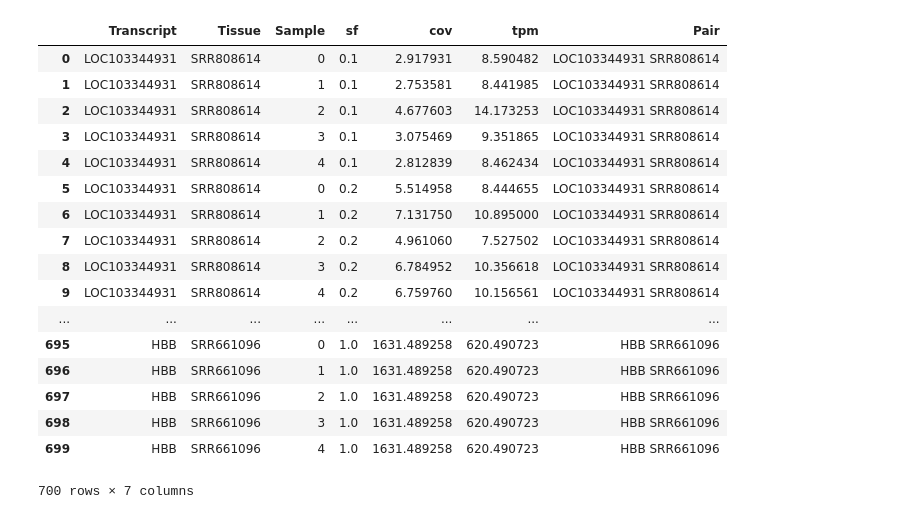
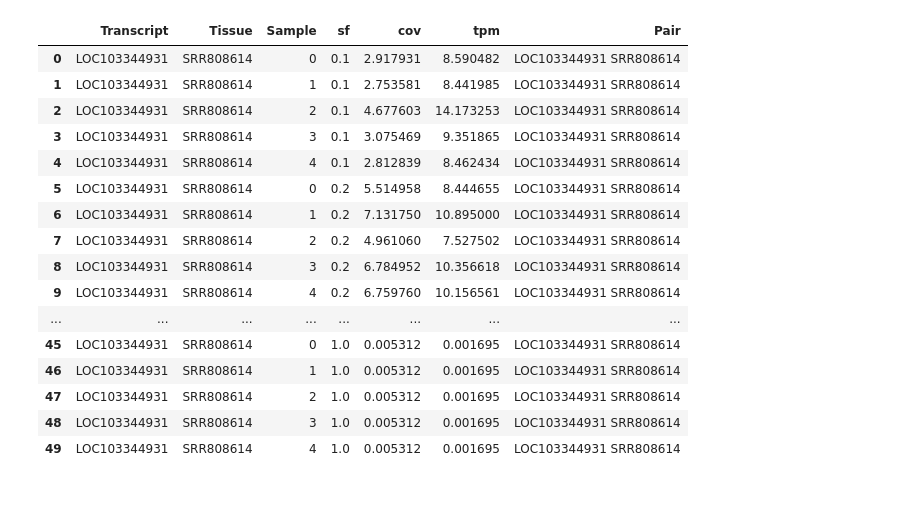
Before and after one commit to alevar/EVA, a Jupyter notebook: extremes.ipynb, the cells around one changed output. Cells and saved outputs as stored; diff of their text form; code cells hidden in the pictures.

```diff
--- a/extremes.ipynb
+++ b/extremes.ipynb
@@ -15,26 +15,25 @@ dataPath = rootDir+"/finalRegions.csv"
 data = pd.read_csv(dataPath,names=["Transcript","Tissue","Sample","sf","cov","tpm"])
 # %%
 data['Pair'] = data['Transcript']+data["Tissue"]
-# %%
-data
-# %% [output]
-|  | Transcript | Tissue | Sample | sf | cov | tpm | Pair |
-| 0 | LOC103344931 | SRR808614 | 0 | 0.1 | 2.917931 | 8.590482 | LOC103344931 SRR808614 |
-| 1 | LOC103344931 | SRR808614 | 1 | 0.1 | 2.753581 | 8.441985 | LOC103344931 SRR808614 |
-| 2 | LOC103344931 | SRR808614 | 2 | 0.1 | 4.677603 | 14.173253 | LOC103344931 SRR808614 |
-| 3 | LOC103344931 | SRR808614 | 3 | 0.1 | 3.075469 | 9.351865 | LOC103344931 SRR808614 |
-| 4 | LOC103344931 | SRR808614 | 4 | 0.1 | 2.812839 | 8.462434 | LOC103344931 SRR808614 |
-| 5 | LOC103344931 | SRR808614 | 0 | 0.2 | 5.514958 | 8.444655 | LOC103344931 SRR808614 |
-| 6 | LOC103344931 | SRR808614 | 1 | 0.2 | 7.131750 | 10.895000 | LOC103344931 SRR808614 |
-| 7 | LOC103344931 | SRR808614 | 2 | 0.2 | 4.961060 | 7.527502 | LOC103344931 SRR808614 |
-| 8 | LOC103344931 | SRR808614 | 3 | 0.2 | 6.784952 | 10.356618 | LOC103344931 SRR808614 |
-| 9 | LOC103344931 | SRR808614 | 4 | 0.2 | 6.759760 | 10.156561 | LOC103344931 SRR808614 |
-| ... | ... | ... | ... | ... | ... | ... | ... |
-| 695 | HBB | SRR661096 | 0 | 1.0 | 1631.489258 | 620.490723 | HBB SRR661096 |
-| 696 | HBB | SRR661096 | 1 | 1.0 | 1631.489258 | 620.490723 | HBB SRR661096 |
-| 697 | HBB | SRR661096 | 2 | 1.0 | 1631.489258 | 620.490723 | HBB SRR661096 |
-| 698 | HBB | SRR661096 | 3 | 1.0 | 1631.489258 | 620.490723 | HBB SRR661096 |
-| 699 | HBB | SRR661096 | 4 | 1.0 | 1631.489258 | 620.490723 | HBB SRR661096 |
-700 rows × 7 columns
+# %%
+data[data['Transcript'] == "LOC103344931"]
+# %% [output]
+|  | Transcript | Tissue | Sample | sf | cov | tpm | Pair |
+| 0 | LOC103344931 | SRR808614 | 0 | 0.1 | 2.917931 | 8.590482 | LOC103344931 SRR808614 |
+| 1 | LOC103344931 | SRR808614 | 1 | 0.1 | 2.753581 | 8.441985 | LOC103344931 SRR808614 |
+| 2 | LOC103344931 | SRR808614 | 2 | 0.1 | 4.677603 | 14.173253 | LOC103344931 SRR808614 |
+| 3 | LOC103344931 | SRR808614 | 3 | 0.1 | 3.075469 | 9.351865 | LOC103344931 SRR808614 |
+| 4 | LOC103344931 | SRR808614 | 4 | 0.1 | 2.812839 | 8.462434 | LOC103344931 SRR808614 |
+| 5 | LOC103344931 | SRR808614 | 0 | 0.2 | 5.514958 | 8.444655 | LOC103344931 SRR808614 |
+| 6 | LOC103344931 | SRR808614 | 1 | 0.2 | 7.131750 | 10.895000 | LOC103344931 SRR808614 |
+| 7 | LOC103344931 | SRR808614 | 2 | 0.2 | 4.961060 | 7.527502 | LOC103344931 SRR808614 |
+| 8 | LOC103344931 | SRR808614 | 3 | 0.2 | 6.784952 | 10.356618 | LOC103344931 SRR808614 |
+| 9 | LOC103344931 | SRR808614 | 4 | 0.2 | 6.759760 | 10.156561 | LOC103344931 SRR808614 |
+| ... | ... | ... | ... | ... | ... | ... | ... |
+| 45 | LOC103344931 | SRR808614 | 0 | 1.0 | 0.005312 | 0.001695 | LOC103344931 SRR808614 |
+| 46 | LOC103344931 | SRR808614 | 1 | 1.0 | 0.005312 | 0.001695 | LOC103344931 SRR808614 |
+| 47 | LOC103344931 | SRR808614 | 2 | 1.0 | 0.005312 | 0.001695 | LOC103344931 SRR808614 |
+| 48 | LOC103344931 | SRR808614 | 3 | 1.0 | 0.005312 | 0.001695 | LOC103344931 SRR808614 |
+| 49 | LOC103344931 | SRR808614 | 4 | 1.0 | 0.005312 | 0.001695 | LOC103344931 SRR808614 |
 # %%
 flatui = ["#9b59b6", "#3498db", "#95a5a6", "#e74c3c", "#34495e", "#2ecc71"]
```
Also changed, not shown: parts of 1 cell of this notebook.
